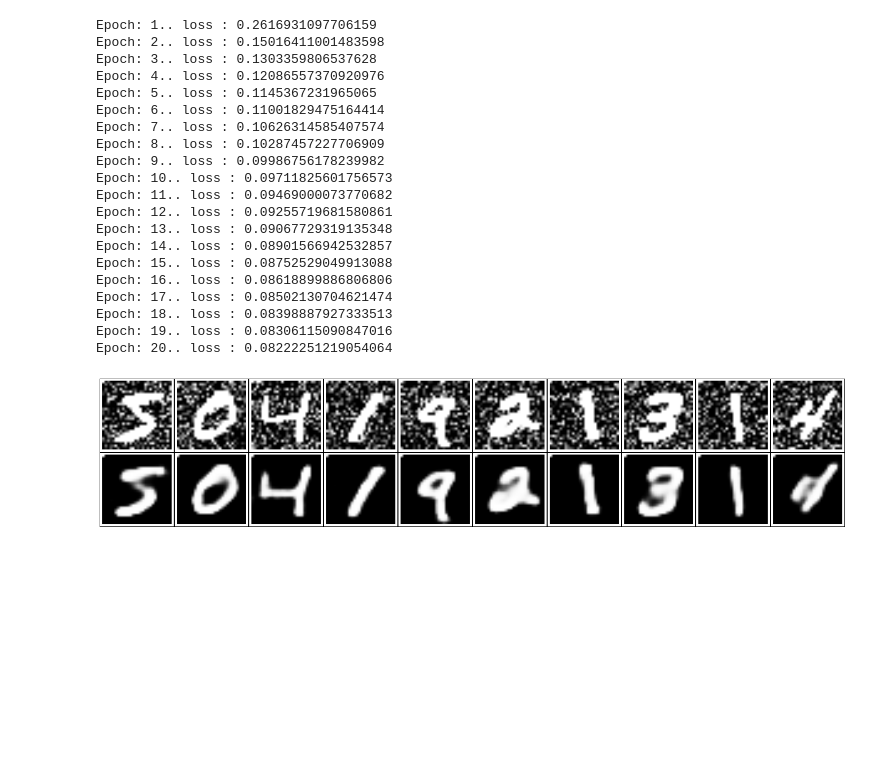
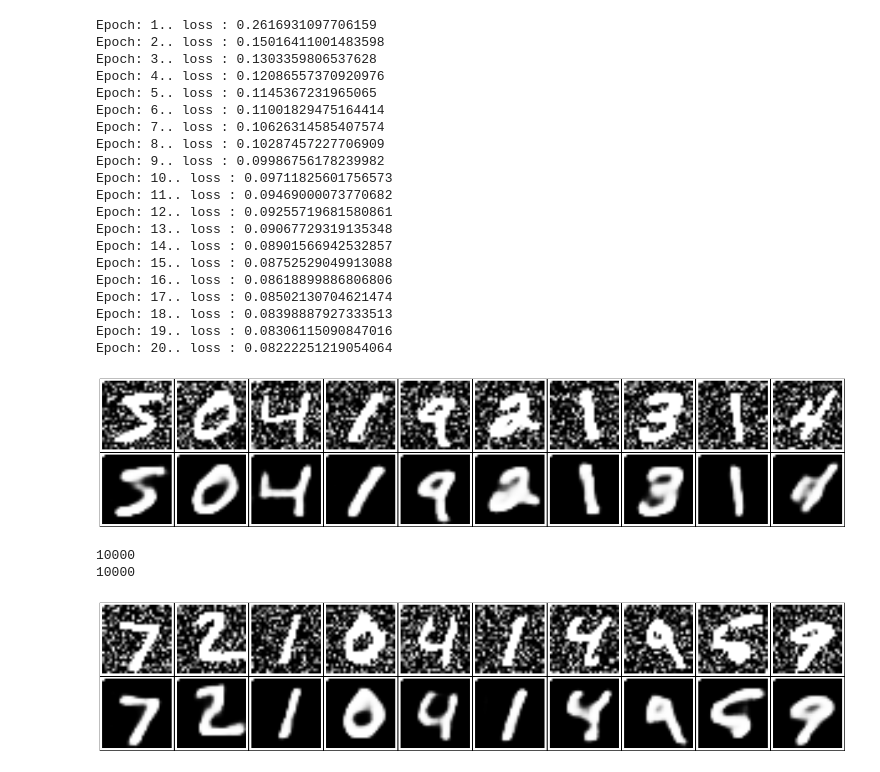
Before and after one commit to abhishirk/MNIST-CAE, a Jupyter notebook: Untitled.ipynb, the cells around one changed output. Cells and saved outputs as stored; diff of their text form; code cells hidden in the pictures; blank space fills up the shorter version.

```diff
--- a/Untitled.ipynb
+++ b/Untitled.ipynb
@@ -168,3 +168,49 @@ for images, row in zip([in_imgs, reconstructed], axes):
 fig.tight_layout(pad=0.1)
 # %% [output]
 [figure]
+# %%
+import csv
+
+input_x = []
+output_y = []
+with open('mnist_test.csv', 'r') as csvfile:
+    csvreader  = csv.reader(csvfile)
+    for row in csvreader:
+#         print(len(row))
+        input_x.append(row[0:784])
+        output_y.append(row[0])
+
+print(len(input_x))
+print(len(output_y))
+noise_factor = 0.5
+clip_x = []
+x = []
+x_noise = []
+for image in input_x:
+    img = np.array(image, dtype='uint8')
+    img = img.reshape((28, 28))
+    noisy_imgs = img + noise_factor * np.random.randn(*img.shape)
+    noisy_imgs = np.clip(noisy_imgs, 0., 1.)
+    clip_imgs = np.clip(img, 0., 1.)
+    #     print(img.shape)
+    x_noise.append(noisy_imgs)
+    x.append(clip_imgs)
+
+fig, axes = plt.subplots(nrows=2, ncols=10, sharex=True, sharey=True, figsize=(20,4))
+in_imgs = np.asarray(x_noise[:10])
+# noisy_imgs = in_imgs + noise_factor * np.random.randn(*in_imgs.shape)
+# noisy_imgs = np.clip(noisy_imgs, 0., 1.)
+
+reconstructed = sess.run(decoded, feed_dict={inputs_: in_imgs.reshape((10, 28, 28, 1))})
+
+for images, row in zip([in_imgs, reconstructed], axes):
+    for img, ax in zip(images, row):
+        ax.imshow(img.reshape((28, 28)), cmap='Greys_r')
+        ax.get_xaxis().set_visible(False)
+        ax.get_yaxis().set_visible(False)
+
+fig.tight_layout(pad=0.1)
+# %% [output]
+10000
+10000
+[figure, added]
```
